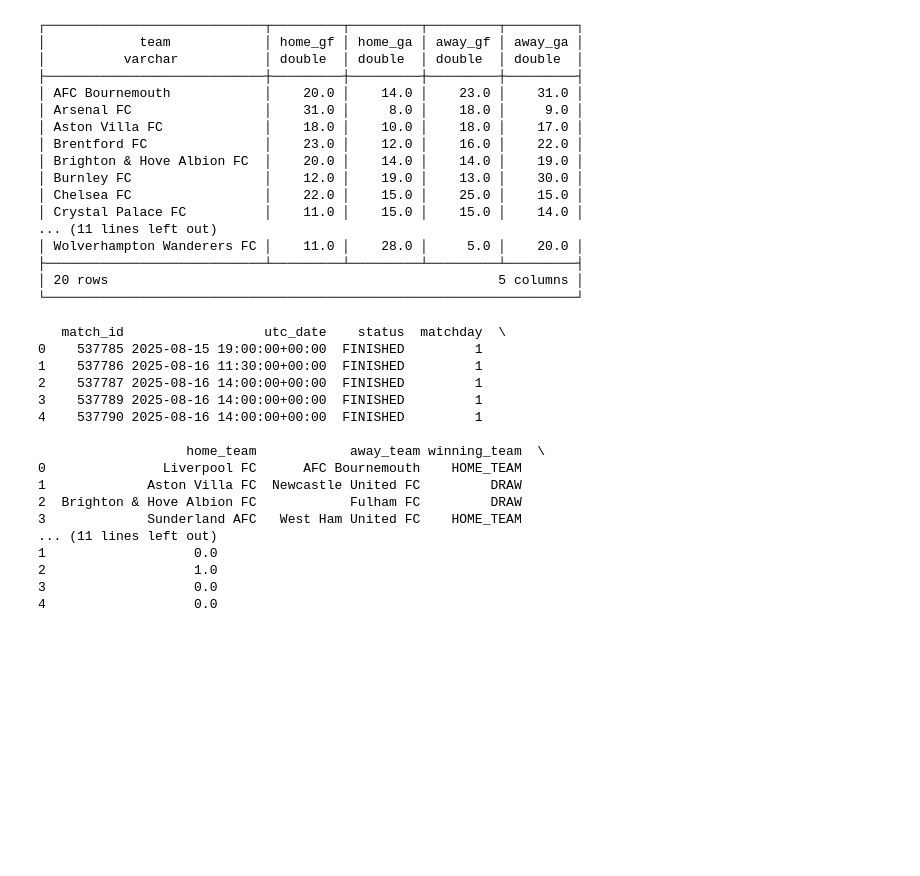
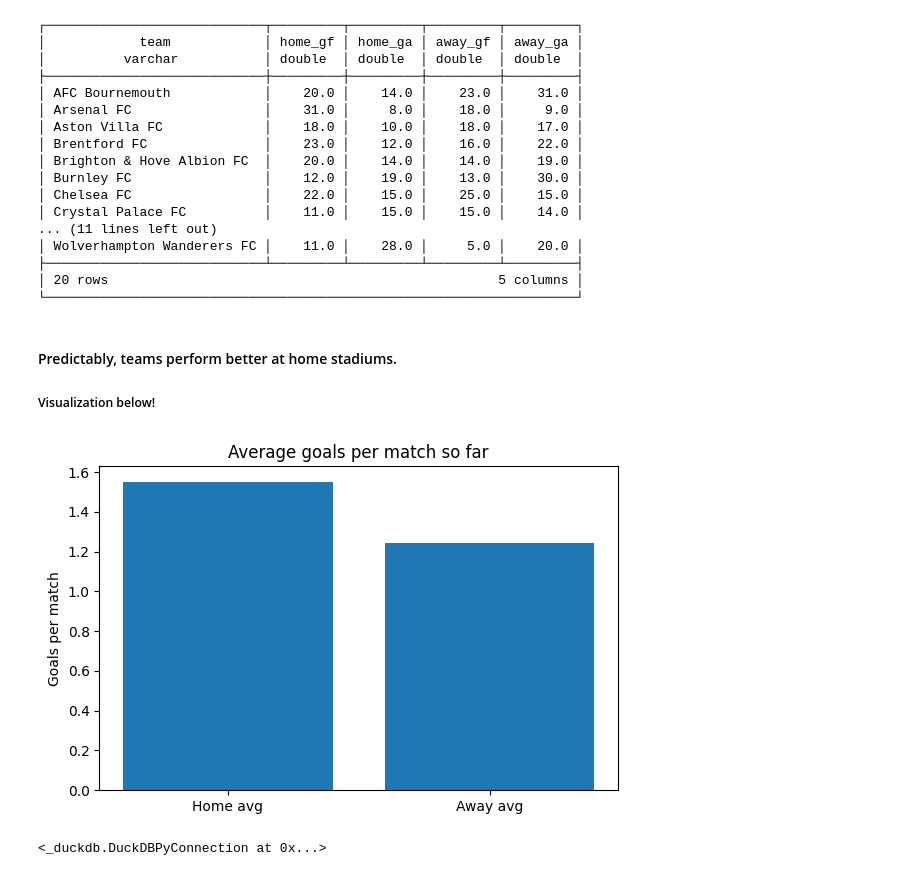
Before and after one commit to AryaAzari/EPL-Predictor, a Jupyter notebook: epl_predictor/notebooks/epl_predictor.ipynb, the cells around one changed output. Drawn from its saved outputs; the diff is of its cells as text; code cells hidden in the pictures; blank space fills up the shorter version.

```diff
--- a/epl_predictor/notebooks/epl_predictor.ipynb
+++ b/epl_predictor/notebooks/epl_predictor.ipynb
@@ -397,23 +424,47 @@ con.query("SELECT * FROM home_vs_away_results")
 ├────────────────────────────┴─────────┴─────────┴─────────┴─────────┤
 │ 20 rows                                                  5 columns │
 └────────────────────────────────────────────────────────────────────┘
-# %%
-print(matches_df.head())
-# %% [output]
-   match_id                  utc_date    status  matchday  \
-0    537785 2025-08-15 19:00:00+00:00  FINISHED         1
-1    537786 2025-08-16 11:30:00+00:00  FINISHED         1
-2    537787 2025-08-16 14:00:00+00:00  FINISHED         1
-3    537789 2025-08-16 14:00:00+00:00  FINISHED         1
-4    537790 2025-08-16 14:00:00+00:00  FINISHED         1
-
-                   home_team            away_team winning_team  \
-0               Liverpool FC      AFC Bournemouth    HOME_TEAM
-1             Aston Villa FC  Newcastle United FC         DRAW
-2  Brighton & Hove Albion FC            Fulham FC         DRAW
-3             Sunderland AFC   West Ham United FC    HOME_TEAM
-... (11 lines left out)
-1                   0.0
-2                   1.0
-3                   0.0
-4                   0.0
+# %% [markdown]
+#### Predictably, teams perform better at home stadiums.
+##### Visualization below!
+# %%
+df = con.execute("""
+SELECT full_time_score_home AS home_goals, full_time_score_away AS away_goals
+FROM matches
+WHERE status = 'FINISHED'
+  AND home_goals IS NOT NULL
+  AND away_goals IS NOT NULL
+""").fetchdf()
+
+home_avg = df["home_goals"].mean()
+away_avg = df["away_goals"].mean()
+
+import matplotlib.pyplot as plt
+plt.figure(figsize=(6,4))
+plt.bar(["Home avg", "Away avg"], [home_avg, away_avg])
+plt.ylabel("Goals per match")
+plt.title("Average goals per match so far")
+plt.tight_layout()
+plt.show()
+# %% [output]
+[figure, added]
+# %%
+con.execute("""
+CREATE OR REPLACE TABLE team_current_form AS
+SELECT
+  *,
+  AVG(gf) OVER w AS gf_avg_last5,
+  AVG(ga) OVER w AS ga_avg_last5,
+  AVG(points) OVER w AS pts_avg_last5,
+  SUM(points) OVER w AS pts_sum_last5,
+  COUNT(*) OVER w AS n_played_last5
+FROM match_results_per_team
+WHERE result != 'TBD'
+WINDOW w AS (
+  PARTITION BY team
+  ORDER BY match_date, match_id
+  ROWS BETWEEN 4 PRECEDING AND CURRENT ROW
+);
+""")
+# %% [output]
+<_duckdb.DuckDBPyConnection at 0x...>
```
Also changed, not shown: parts of 21 cells of this notebook.
